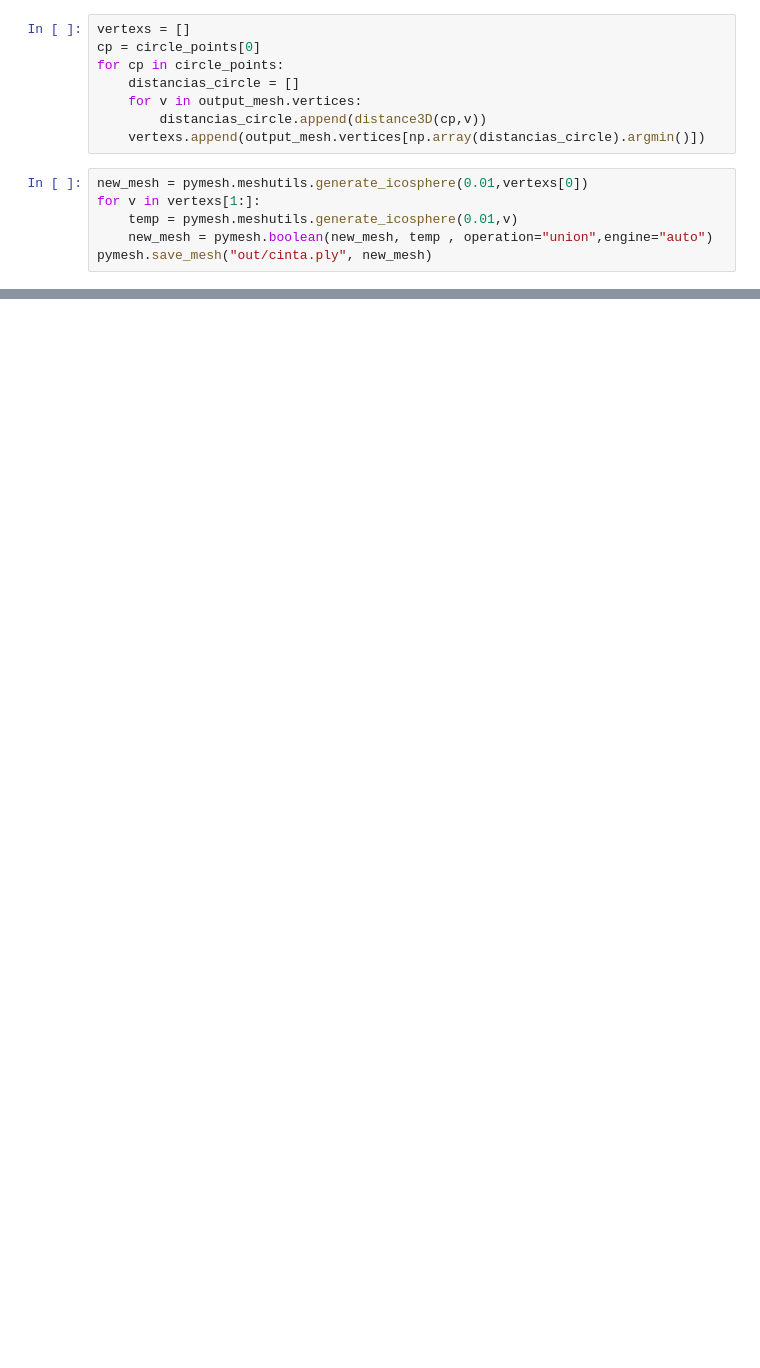
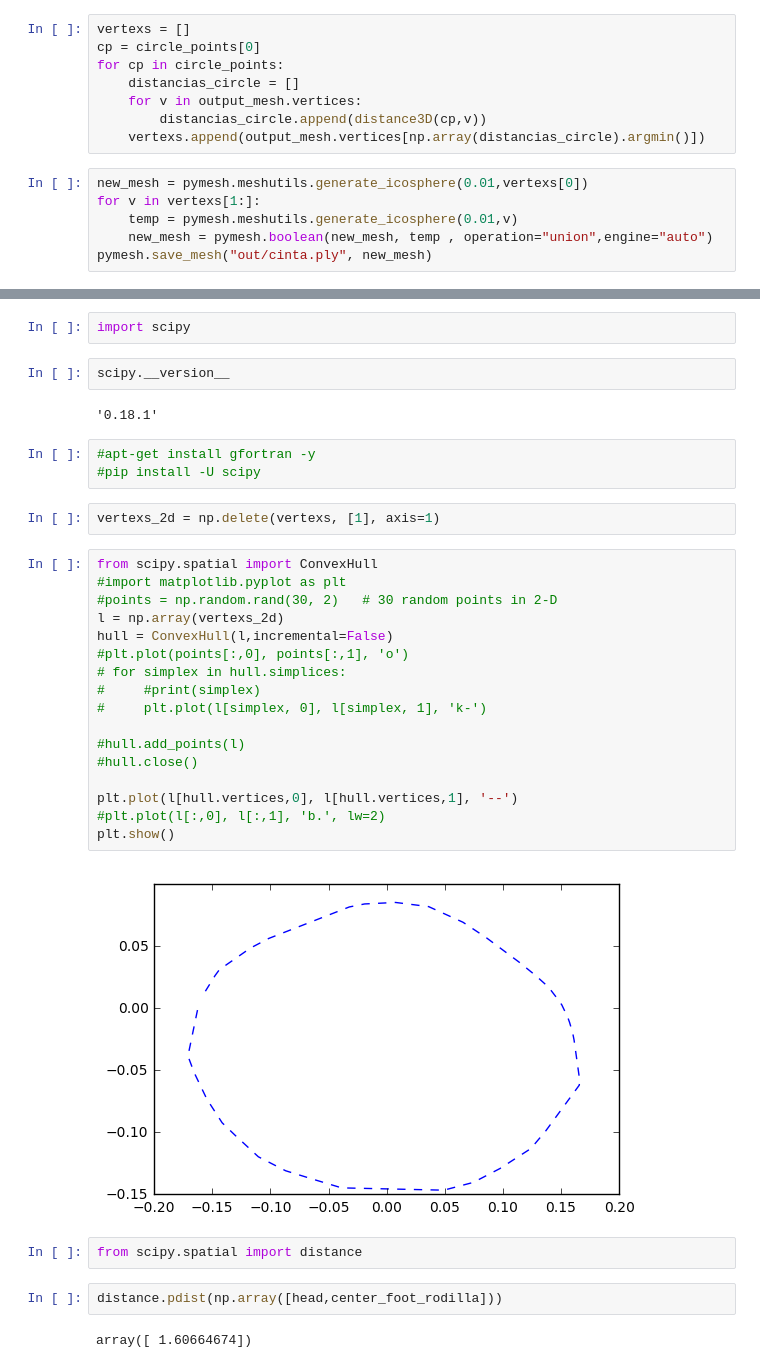
Before and after one commit to pablo1n7/pymesh-torsos-landmarks, a Jupyter notebook: medidas_torsos.ipynb, the cells around one changed output, grey strips where cells are left out. Drawn from its saved outputs; the diff is of its cells as text; blank space fills up the shorter version.

```diff
--- a/medidas_torsos.ipynb
+++ b/medidas_torsos.ipynb
@@ -119,0 +133,36 @@ array([ 0.01473366, -0.93171081, -0.11719008])
+# %%
+import scipy
+# %%
+scipy.__version__
+# %% [output]
+'0.18.1'
+# %%
+#apt-get install gfortran -y
+#pip install -U scipy
+# %%
+vertexs_2d = np.delete(vertexs, [1], axis=1)
+# %%
+from scipy.spatial import ConvexHull
+#import matplotlib.pyplot as plt
+#points = np.random.rand(30, 2)   # 30 random points in 2-D
+l = np.array(vertexs_2d)
+hull = ConvexHull(l,incremental=False)
+#plt.plot(points[:,0], points[:,1], 'o')
+# for simplex in hull.simplices:
+#     #print(simplex)
+#     plt.plot(l[simplex, 0], l[simplex, 1], 'k-')
+
+#hull.add_points(l)
+#hull.close()
+
+plt.plot(l[hull.vertices,0], l[hull.vertices,1], '--')
+#plt.plot(l[:,0], l[:,1], 'b.', lw=2)
+plt.show()
+# %% [output]
+[figure, added]
+# %%
+from scipy.spatial import distance
+# %%
+distance.pdist(np.array([head,center_foot_rodilla]))
+# %% [output]
+array([ 1.60664674])
```
Also changed, not shown: parts of 24 cells of this notebook, 5 other files.
